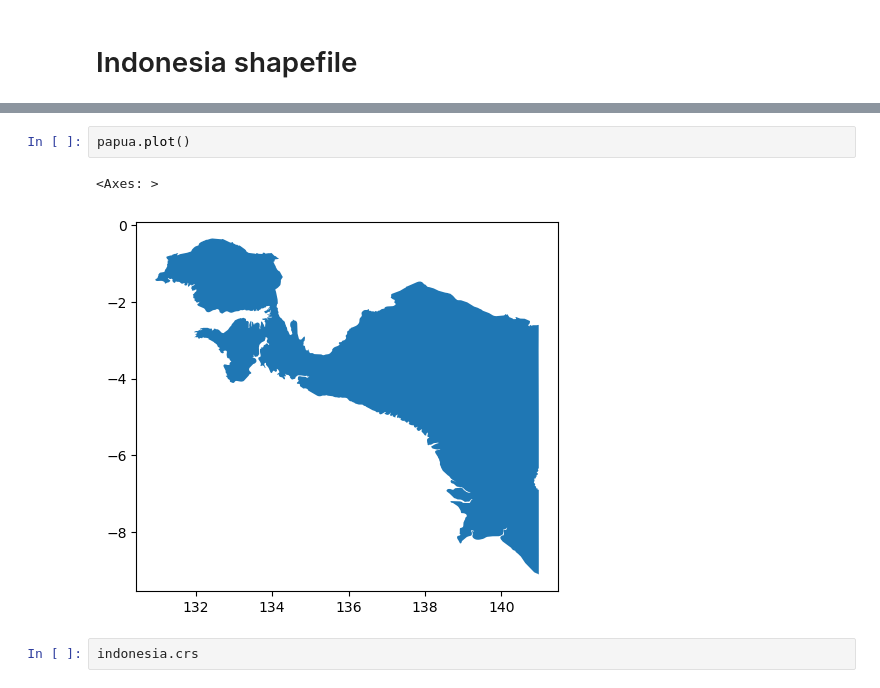
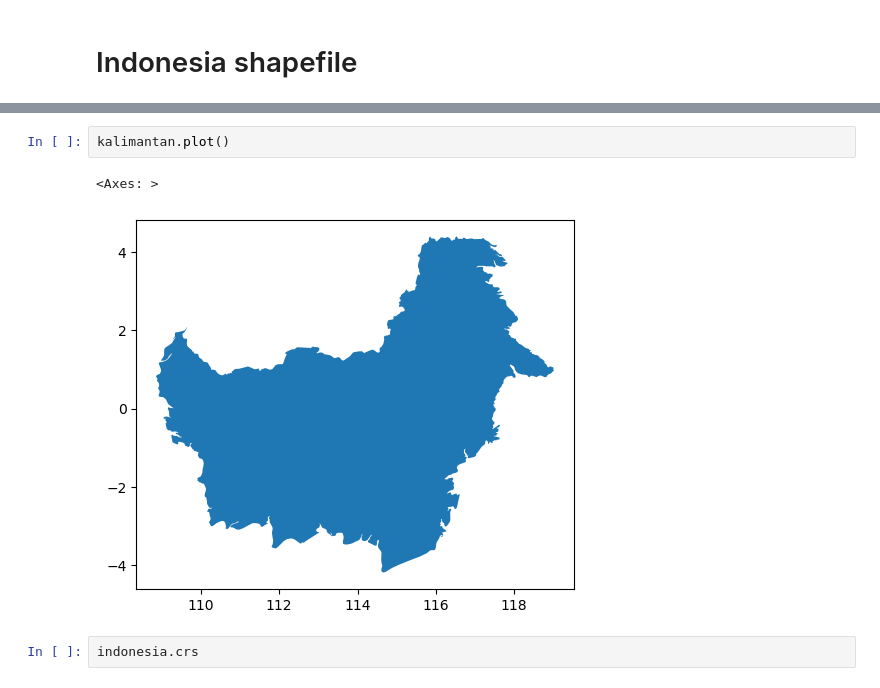
Before and after one commit to ninorp55/tropical-peat-post-fire-vegetation-recovery, a Jupyter notebook: 1_preprocessing.ipynb, the cells around one changed output, grey strips where cells are left out. Drawn from its saved outputs; the diff is of its cells as text.

Commit message:
prepared study area Kalimantan

```diff
--- a/1_preprocessing.ipynb
+++ b/1_preprocessing.ipynb
@@ -70,10 +96,10 @@ papua = islands_sorted.iloc[[2]]
 # %% [output]
   islands['area'] = islands.geometry.area
 # %%
-papua.plot()
+kalimantan.plot()
 # %% [output]
 <Axes: >
-[figure, old version]
+[figure, new version]
 # %%
 indonesia.crs
 # %% [output]
```
Also changed, not shown: parts of 82 cells of this notebook.
